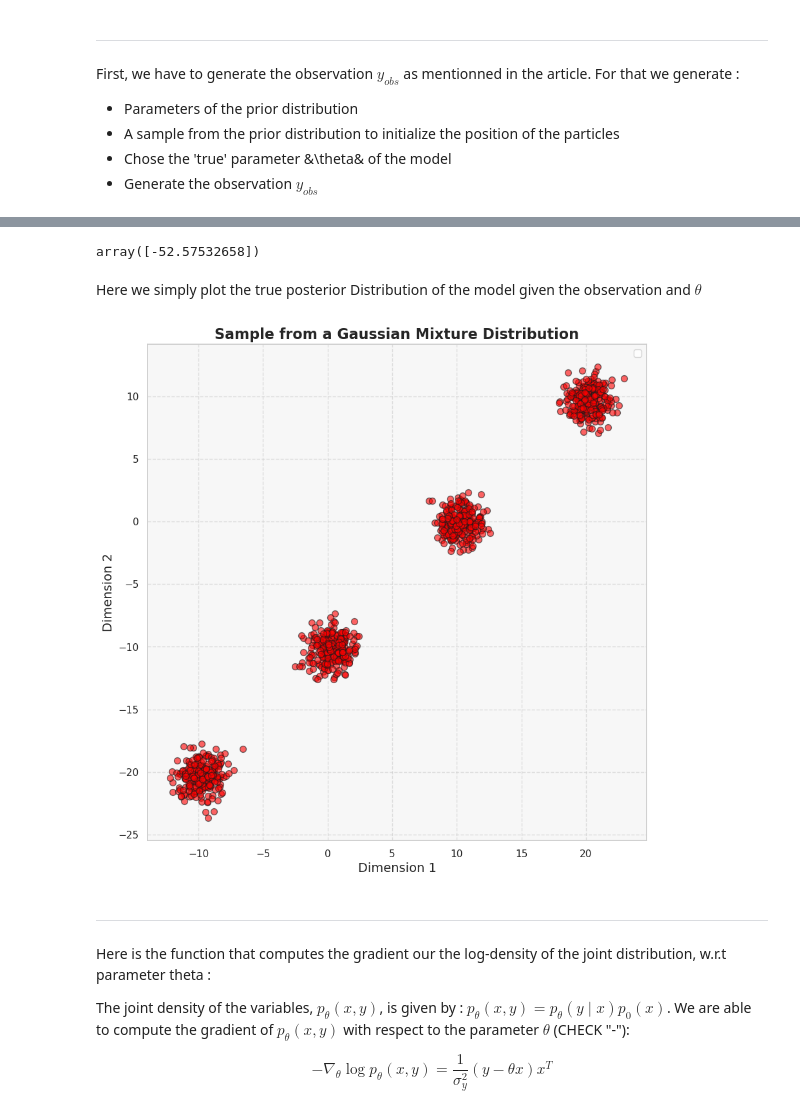
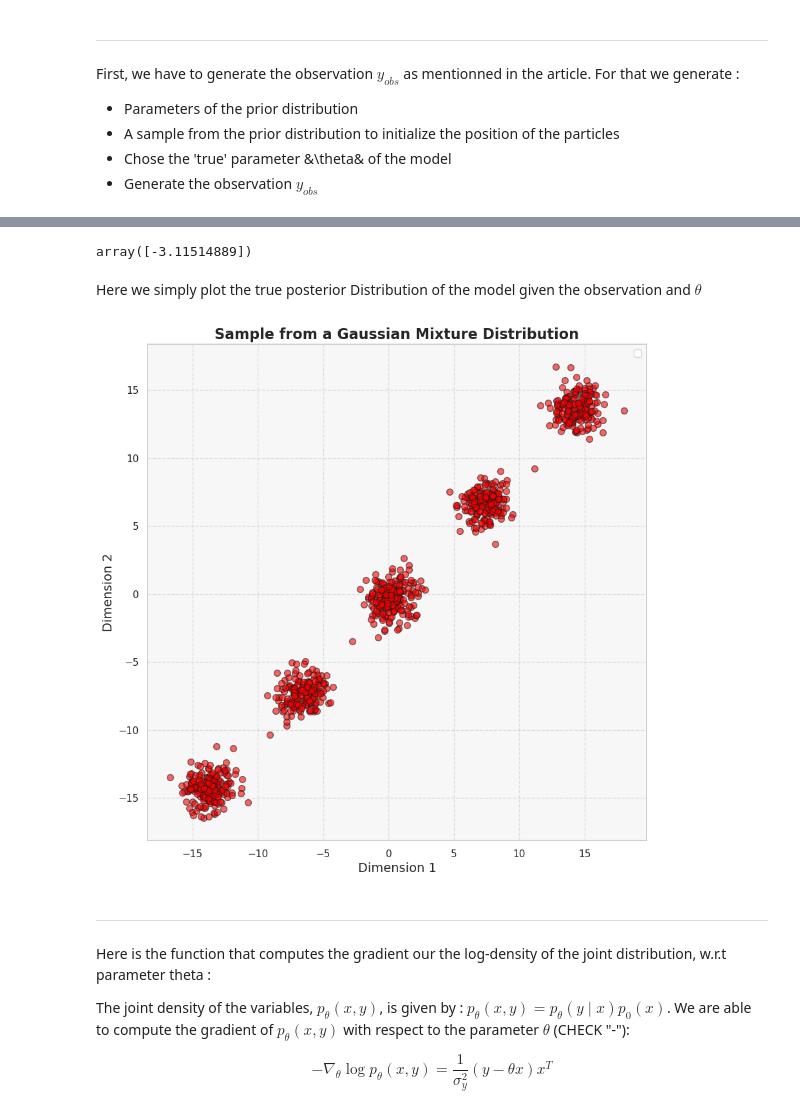
Before and after one commit to PyTomSss/Research_Project-Imperial_College, a Jupyter notebook: Interacting Particles - MMLE/Parameter Estimation MMLE V2.ipynb, the cells around one changed output, grey strips where cells are left out. Drawn from its saved outputs; the diff is of its cells as text; code cells hidden in the pictures.

```diff
--- a/Interacting Particles - MMLE/Parameter Estimation MMLE V2.ipynb
+++ b/Interacting Particles - MMLE/Parameter Estimation MMLE V2.ipynb
@@ -85,5 +85,5 @@ Weights vector : [0.04 0.04 0.04 0.04 0.04 0.04 0.04 0.04 0.04 0.04 0.04 0.04 0.
 # %%
-x_star = sample_prior_dx(1, params[0], params[1], params[2])
+x_star = sample_prior_dx(1, params_prior[0], params_prior[1], params_prior[2])
 
 #theta_star = np.random.uniform(0, 1, 10)
 theta_star = np.tile([-1, 1], 5)
@@ -91,17 +91,17 @@ theta_star = np.tile([-1, 1], 5)
 y_obs_dx = generate_obs_dx(x_star, theta_star, 0.1)
 y_obs_dx
 # %% [output]
-array([-52.57532658])
+array([-3.11514889])
 # %% [markdown]
 Here we simply plot the true posterior Distribution of the model given the observation and $\theta$
 # %%
-centers_posteriori, covariances_posteriori, weights_posteriori = post_params_dx(theta_star, 0.1, params[0], params[1], params[2], y_obs_dx)
+centers_posteriori, covariances_posteriori, weights_posteriori = post_params_dx(theta_star, 0.1, params_prior[0], params_prior[1], params_prior[2], y_obs_dx)
 
 sample_post = sample_prior_dx(1000, centers_posteriori, covariances_posteriori, weights_posteriori)
 
 plot_sample_dx(sample_post)
 # %% [output]
-[figure, old version]
+[figure, new version]
 # %% [markdown]
 ---------------------------------------------------------------------------------------------------------------------------------------------------------------------------------------
 Here is the function that computes the gradient our the log-density of the joint distribution, w.r.t parameter theta :
```
Also changed, not shown: parts of 10 cells of this notebook, 1 other file.
